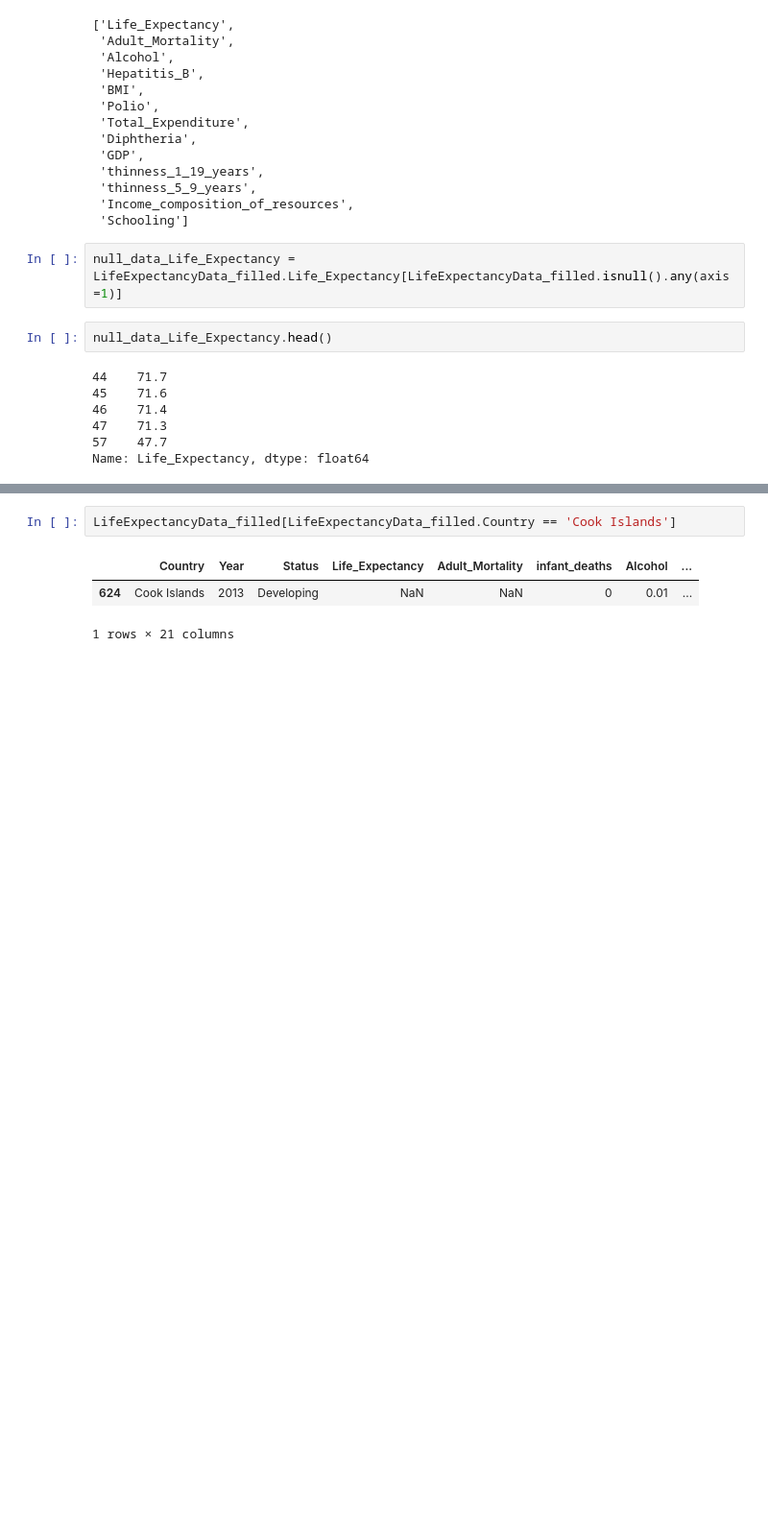
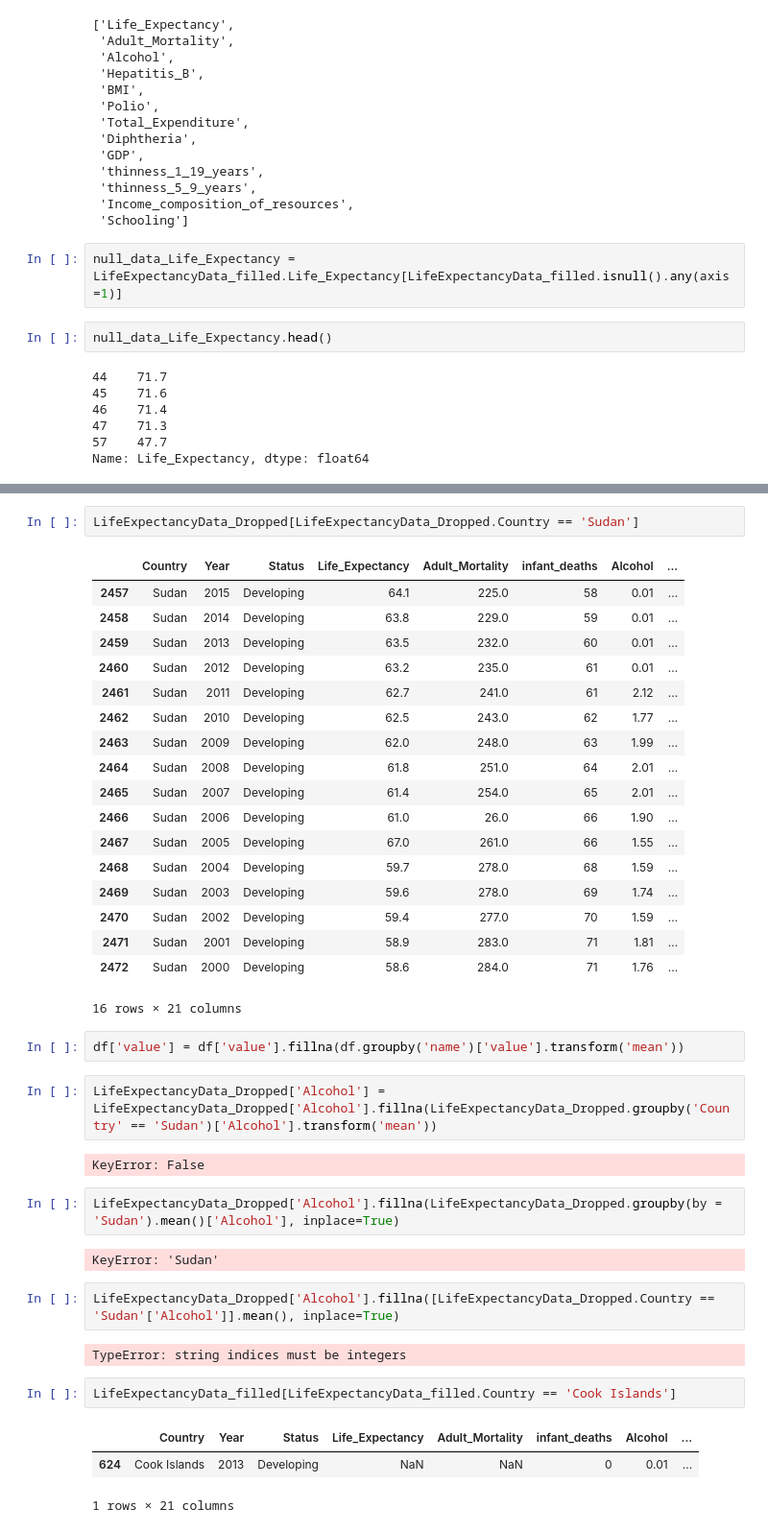
Before and after one commit to EceDolen/Proje-2-, a Jupyter notebook: proje 2 LifeExpectancyData-Copy1.ipynb, the cells around one changed output, grey strips where cells are left out. Shown at 96% size. Cells and saved outputs as stored; diff of their text form; blank space fills up the shorter version.

```diff
--- a/proje 2 LifeExpectancyData-Copy1.ipynb
+++ b/proje 2 LifeExpectancyData-Copy1.ipynb
@@ -398,3 +422,38 @@ KeyError: "[('Life_Expectancy', 'Adult_Mortality', 'Alcohol', 'Hepatitis_B', 'BM
+# %%
+LifeExpectancyData_Dropped[LifeExpectancyData_Dropped.Country == 'Sudan']
+# %% [output]
+|  | Country | Year | Status | Life_Expectancy | Adult_Mortality | infant_deaths | Alcohol | ... |
+| 2457 | Sudan | 2015 | Developing | 64.1 | 225.0 | 58 | 0.01 | ... |
+| 2458 | Sudan | 2014 | Developing | 63.8 | 229.0 | 59 | 0.01 | ... |
+| 2459 | Sudan | 2013 | Developing | 63.5 | 232.0 | 60 | 0.01 | ... |
+| 2460 | Sudan | 2012 | Developing | 63.2 | 235.0 | 61 | 0.01 | ... |
+| 2461 | Sudan | 2011 | Developing | 62.7 | 241.0 | 61 | 2.12 | ... |
+| 2462 | Sudan | 2010 | Developing | 62.5 | 243.0 | 62 | 1.77 | ... |
+| 2463 | Sudan | 2009 | Developing | 62.0 | 248.0 | 63 | 1.99 | ... |
+| 2464 | Sudan | 2008 | Developing | 61.8 | 251.0 | 64 | 2.01 | ... |
+| 2465 | Sudan | 2007 | Developing | 61.4 | 254.0 | 65 | 2.01 | ... |
+| 2466 | Sudan | 2006 | Developing | 61.0 | 26.0 | 66 | 1.90 | ... |
+| 2467 | Sudan | 2005 | Developing | 67.0 | 261.0 | 66 | 1.55 | ... |
+| 2468 | Sudan | 2004 | Developing | 59.7 | 278.0 | 68 | 1.59 | ... |
+| 2469 | Sudan | 2003 | Developing | 59.6 | 278.0 | 69 | 1.74 | ... |
+| 2470 | Sudan | 2002 | Developing | 59.4 | 277.0 | 70 | 1.59 | ... |
+| 2471 | Sudan | 2001 | Developing | 58.9 | 283.0 | 71 | 1.81 | ... |
+| 2472 | Sudan | 2000 | Developing | 58.6 | 284.0 | 71 | 1.76 | ... |
+16 rows × 21 columns
+# %%
+df['value'] = df['value'].fillna(df.groupby('name')['value'].transform('mean'))
+# %%
+LifeExpectancyData_Dropped['Alcohol'] = LifeExpectancyData_Dropped['Alcohol'].fillna(LifeExpectancyData_Dropped.groupby('Country' == 'Sudan')['Alcohol'].transform('mean'))
+# %% [output]
+KeyError: False
+# %%
+LifeExpectancyData_Dropped['Alcohol'].fillna(LifeExpectancyData_Dropped.groupby(by = 'Sudan').mean()['Alcohol'], inplace=True)
+# %% [output]
+KeyError: 'Sudan'
+# %%
+LifeExpectancyData_Dropped['Alcohol'].fillna([LifeExpectancyData_Dropped.Country == 'Sudan'['Alcohol']].mean(), inplace=True)
+# %% [output]
+TypeError: string indices must be integers
 # %%
 LifeExpectancyData_filled[LifeExpectancyData_filled.Country == 'Cook Islands']
 # %% [output]
```
Also changed, not shown: parts of 9 cells of this notebook.
